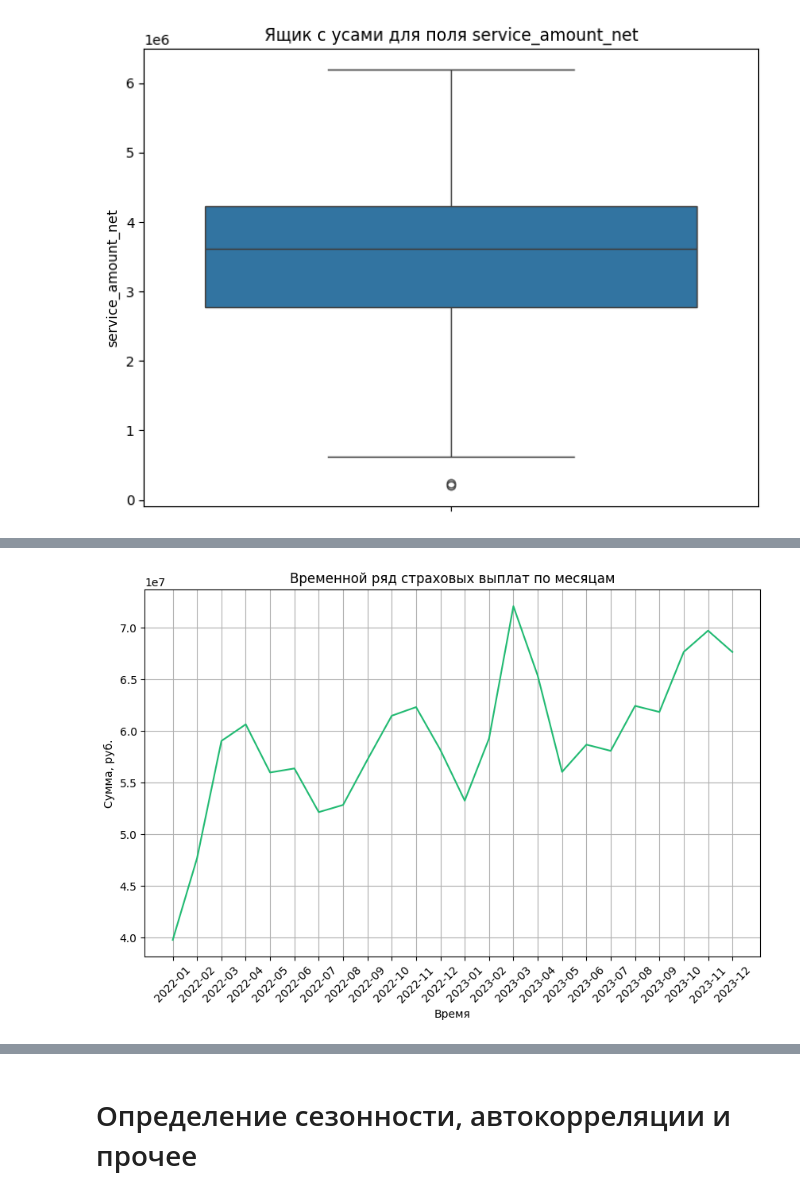
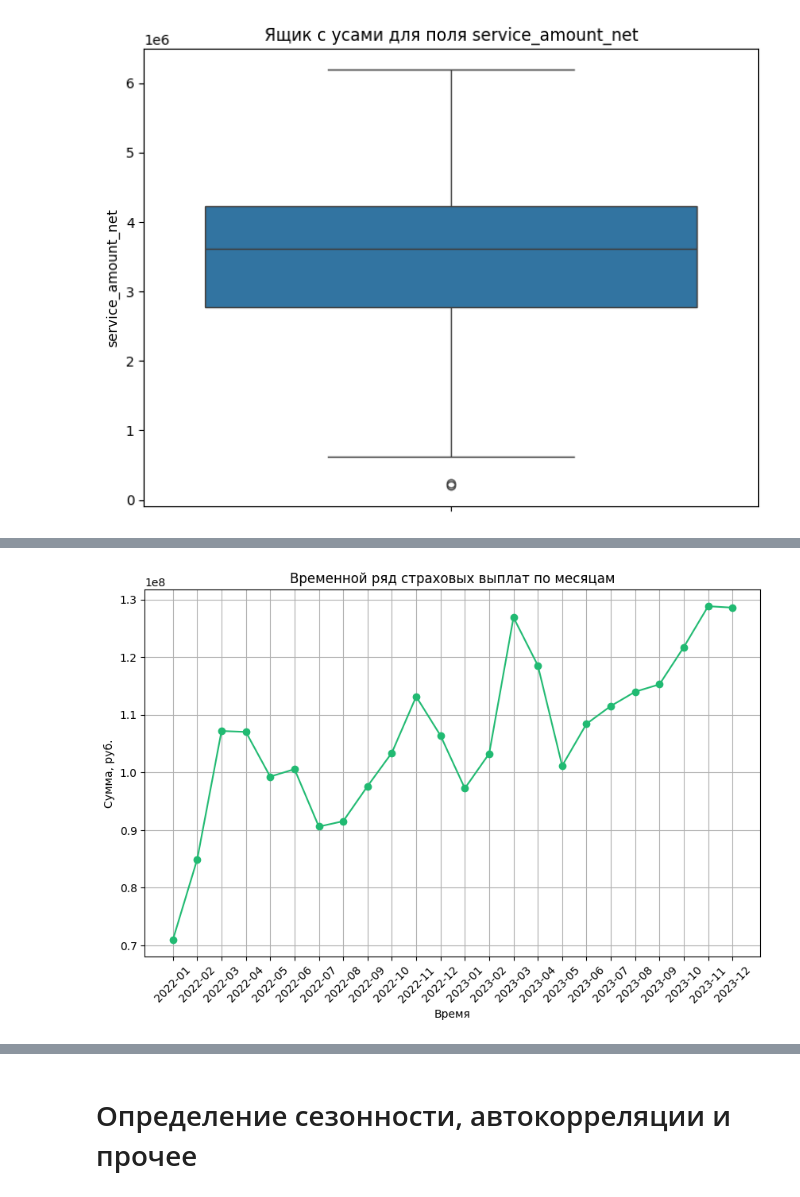
Before and after one commit to ATHigh/RiskPredict-Sber, a Jupyter notebook: solution.ipynb, the cells around one changed output, grey strips where cells are left out. Saved outputs shown, nothing was run; the diff lists cells and outputs as text; code cells hidden in the pictures.

```diff
--- a/solution.ipynb
+++ b/solution.ipynb
@@ -528,11 +547,11 @@ plt.grid()
 # %%
-ts = preprocessed_data[['year_months', 'service_amount_net']].groupby(by=['year_months']).sum().reset_index()
+ts_months = preprocessed_data_sdi_delta.groupby('year_months').sum('service_amount_net').reset_index()
 plt.figure(figsize=(10,6))
-plt.plot(ts['year_months'].apply(lambda x: str(x)), ts['service_amount_net'], color = '#21BA72')
+plt.plot(ts_months['year_months'].apply(lambda x: str(x)), ts_months['service_amount_net'], color = '#21BA72', marker='o')
 plt.title('Временной ряд страховых выплат по месяцам')
 plt.xticks(rotation=45)
 plt.xlabel('Время')
 plt.ylabel('Сумма, руб.')
 plt.grid()
 # %% [output]
-[figure, old version]
+[figure, new version]
```
Also changed, not shown: parts of 56 cells of this notebook.
